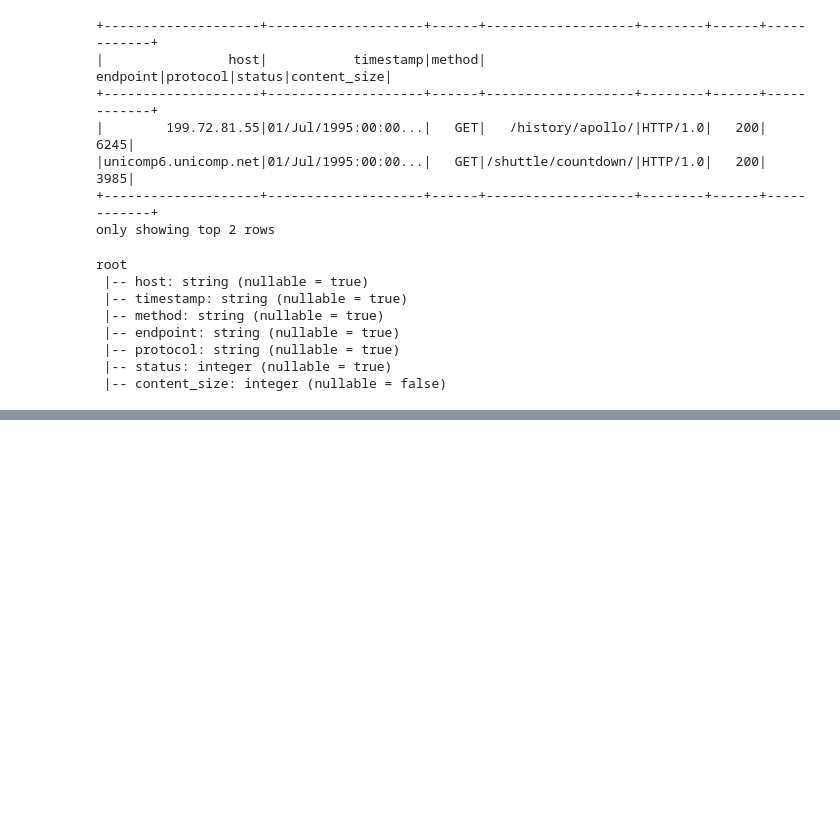
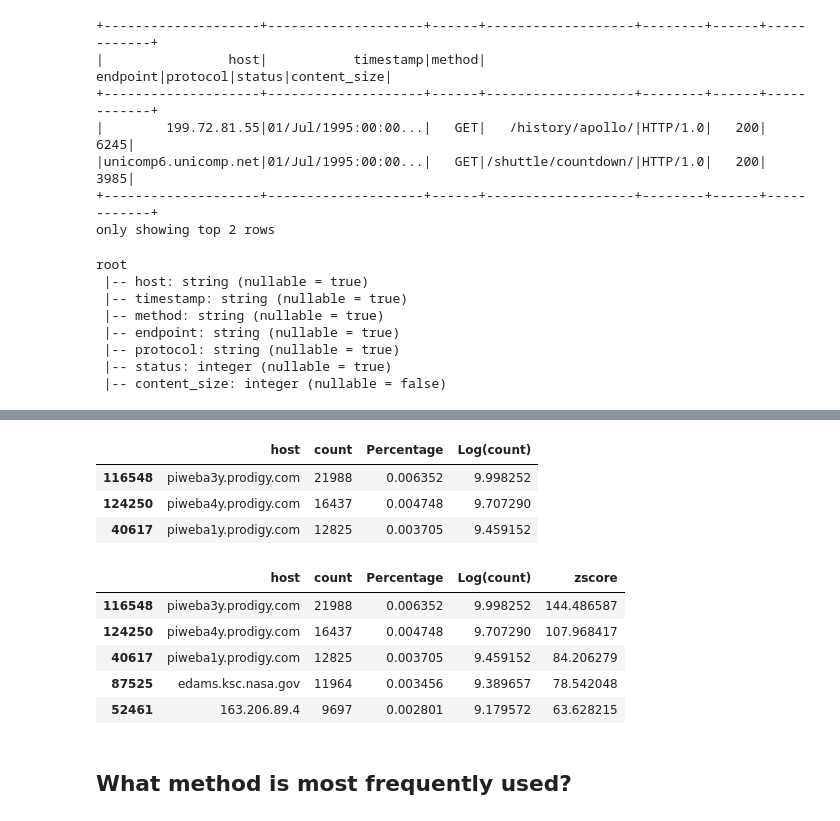
Before and after one commit to exchhattu/EDAUsingpySpark, a Jupyter notebook: pySpark.ipynb, the cells around one changed output, grey strips where cells are left out. Drawn from its saved outputs; the diff is of its cells as text; code cells hidden in the pictures; blank space fills up the shorter version.

```diff
--- a/pySpark.ipynb
+++ b/pySpark.ipynb
@@ -423,0 +508,31 @@ IllegalArgumentException: 'Unsupported class file major version 55'
+# %%
+df_host_freq = (logs_df
+                     .groupBy('host')
+                     .count()
+                     .cache())
+df_pd_host_freq = (df_host_freq
+                        .toPandas()
+                        .sort_values(by=['count'], ascending=False))
+df_pd_host_freq["Percentage"] = df_pd_host_freq["count"] / sum(df_pd_host_freq["count"])
+df_pd_host_freq["Log(count)"] = np.log(df_pd_host_freq["count"])
+# %%
+df_pd_host_freq.head(3)
+# %% [output]
+|  | host | count | Percentage | Log(count) |
+| 116548 | piweba3y.prodigy.com | 21988 | 0.006352 | 9.998252 |
+| 124250 | piweba4y.prodigy.com | 16437 | 0.004748 | 9.707290 |
+| 40617 | piweba1y.prodigy.com | 12825 | 0.003705 | 9.459152 |
+# %%
+mean    = np.mean(df_pd_host_freq['count'])
+std     = np.std(df_pd_host_freq['count'])
+df_pd_host_freq['zscore'] = (df_pd_host_freq['count'] - mean)/std
+df_pd_host_freq.head()
+# %% [output]
+|  | host | count | Percentage | Log(count) | zscore |
+| 116548 | piweba3y.prodigy.com | 21988 | 0.006352 | 9.998252 | 144.486587 |
+| 124250 | piweba4y.prodigy.com | 16437 | 0.004748 | 9.707290 | 107.968417 |
+| 40617 | piweba1y.prodigy.com | 12825 | 0.003705 | 9.459152 | 84.206279 |
+| 87525 | edams.ksc.nasa.gov | 11964 | 0.003456 | 9.389657 | 78.542048 |
+| 52461 | 163.206.89.4 | 9697 | 0.002801 | 9.179572 | 63.628215 |
+# %% [markdown]
+## What method is most frequently used?
```
Also changed, not shown: parts of 16 cells of this notebook.
